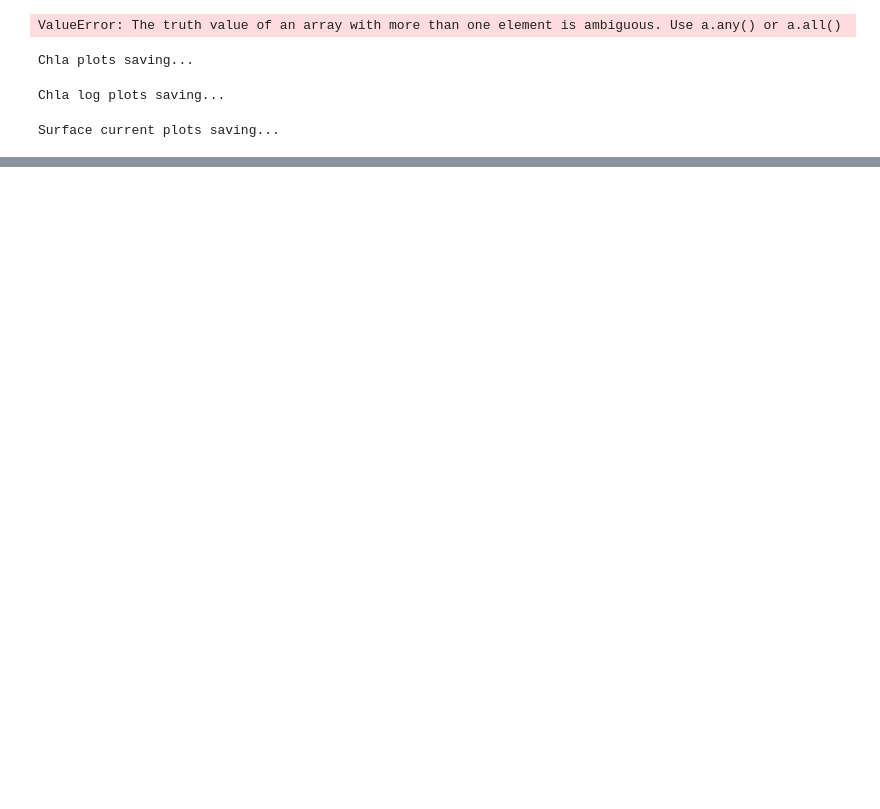
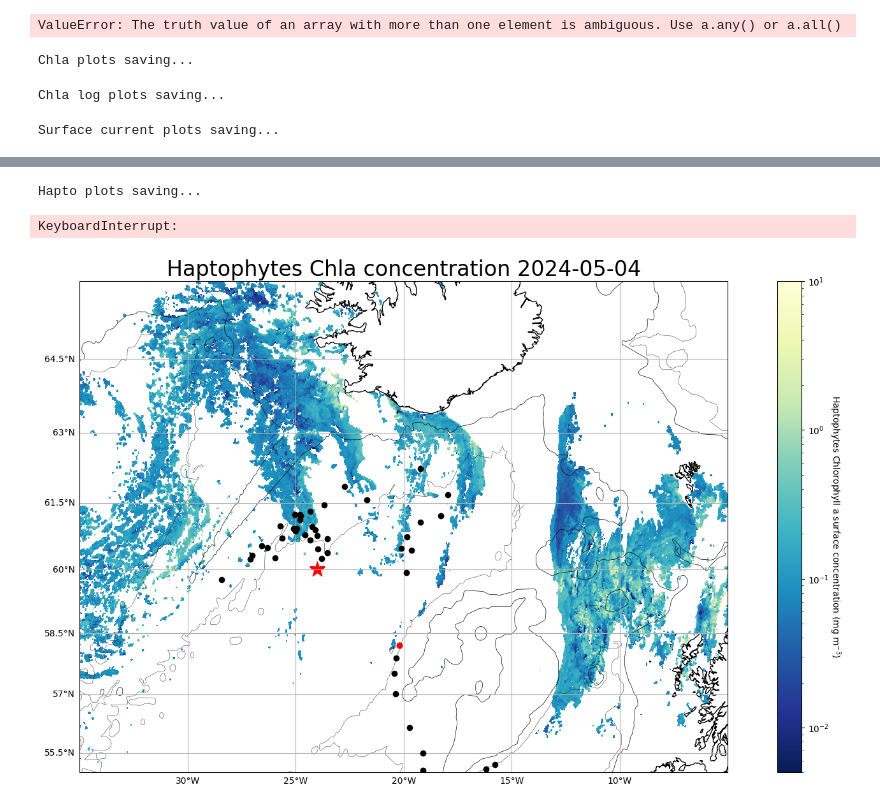
Before and after one commit to NOC-OBG-Autonomy/biocarbon_nrt_data_viz, a Jupyter notebook: Python_notebooks/temp_sat_vis_notebook.ipynb, the cells around one changed output, grey strips where cells are left out. Drawn from its saved outputs; the diff is of its cells as text; code cells hidden in the pictures; blank space fills up the shorter version.

```diff
--- a/Python_notebooks/temp_sat_vis_notebook.ipynb
+++ b/Python_notebooks/temp_sat_vis_notebook.ipynb
@@ -27,7 +27,7 @@ output_dir = os.path.join(parent_dir, 'Output/sat_plot')
 #Products come from satellite_data_download.ipynb
 chla_data = xr.open_dataset(os.path.join(satellite_dir, 'CMEMS_Iceland_Basin_CHLA_April-May2024.nc'))
 current_data = xr.open_dataset(os.path.join(satellite_dir, 'CMEMS_Iceland_Basin_SSH_April-May2024.nc'))
-
+dic_data = xr.open_dataset(os.path.join(satellite_dir, 'CMEMS_Iceland_Basin_DIC_April-May2024.nc'))
 #Chla colorbar
 color = 'YlGnBu_r'
 
@@ -347,0 +394,58 @@ Surface current plots saving...
+# %%
+# define the caracteristics of the map and the features to plot
+plotting_hapto = True
+if plotting_hapto == True :
+    hapto_plot_dir = os.path.join(output_dir, 'Hapto')
+    if os.path.exists(hapto_plot_dir):
+        print(f"Hapto plots saving...")
+    else:
+        os.makedirs(hapto_plot_dir)
+        print(f"Hapto plots saving...")
+    for i in tqdm(range(len(chla_data['time'].data))):
+
+        #Format the date of the loop as a string and use it to set the plot title and filename
+        date_of_plot = chla_data['time'].data[i]
+        strdate_of_plot = np.datetime_as_string(date_of_plot, unit='D')
+        plot_title = 'Haptophytes Chla concentration ' + strdate_of_plot
+        plotname = hapto_plot_dir + '/' + 'hapto_' + strdate_of_plot + '.png'
+
+        #Filter the float position data to highlight the last position at the date of the plot
+        last_pos_df = position_df[position_df['JULD'] <= date_of_plot]
+        red_point = last_pos_df[last_pos_df['JULD'] == max(last_pos_df['JULD'])]
+
+        #Set up the plot layout, extent and title
+        fig = plt.figure(figsize=(20, 10))
+        ax = fig.add_subplot(1, 1, 1, projection=ccrs.Mercator())
+        ax.set_title(plot_title,fontsize=24)
+        ax.set_extent([min_lon, max_lon, min_lat, max_lat], crs=ccrs.PlateCarree())
+
+        #Plot the chla colours and the land coastline
+        im = ax.pcolormesh(chla_data['longitude'].data, chla_data['latitude'].data,chla_data['HAPTO'].data[i,:],cmap = color, norm=colors.LogNorm(), transform=ccrs.PlateCarree())
+        ax.add_feature(cfeature.COASTLINE)
+
+        #Plot the float position
+        sc = ax.scatter(last_pos_df['LONGITUDE'], last_pos_df['LATITUDE'], transform=ccrs.PlateCarree(), c = 'black', zorder = 3) # Scatter plot of the previous positions
+        sc2 = ax.scatter(red_point['LONGITUDE'], red_point['LATITUDE'], transform=ccrs.PlateCarree(), c = 'red', zorder = 4) # Scatter plot of the most recent position in red
+        ax.scatter(-24, 60, transform = ccrs.PlateCarree(), s = 320, marker='*', c= 'red')
+
+        #Plot the topo line of 1000 and 2000m depth
+        gdf_1000.plot(ax=ax, transform=ccrs.PlateCarree(), linewidth=0.5, edgecolor='k', facecolor='none')
+        gdf_2000.plot(ax=ax, transform=ccrs.PlateCarree(), linewidth=0.3, edgecolor='k', facecolor='none')
+
+        #add the lon and lat grid
+        gl = ax.gridlines(draw_labels=True,x_inline=False,y_inline=False, crs=ccrs.PlateCarree())
+        gl.top_labels=False   # suppress top labels
+        gl.right_labels=False # suppress right labels
+
+        #format the color bar
+        cbar = plt.colorbar(im, ax = ax, label=r'Haptophytes Chlorophyll a surface concentration (mg m$^{-3}$)')
+        cbar.set_label(r'Haptophytes Chlorophyll a surface concentration (mg m$^{-3}$)', rotation=270, labelpad=15)
+
+        #save the plot and then close it to avoid high memory usage
+        plt.savefig(plotname)
+        plt.clf()
+        plt.close()
+# %% [output]
+Hapto plots saving...
+KeyboardInterrupt:
+[figure, added]
```
Also changed, not shown: parts of 3 cells of this notebook, 1 other file.
